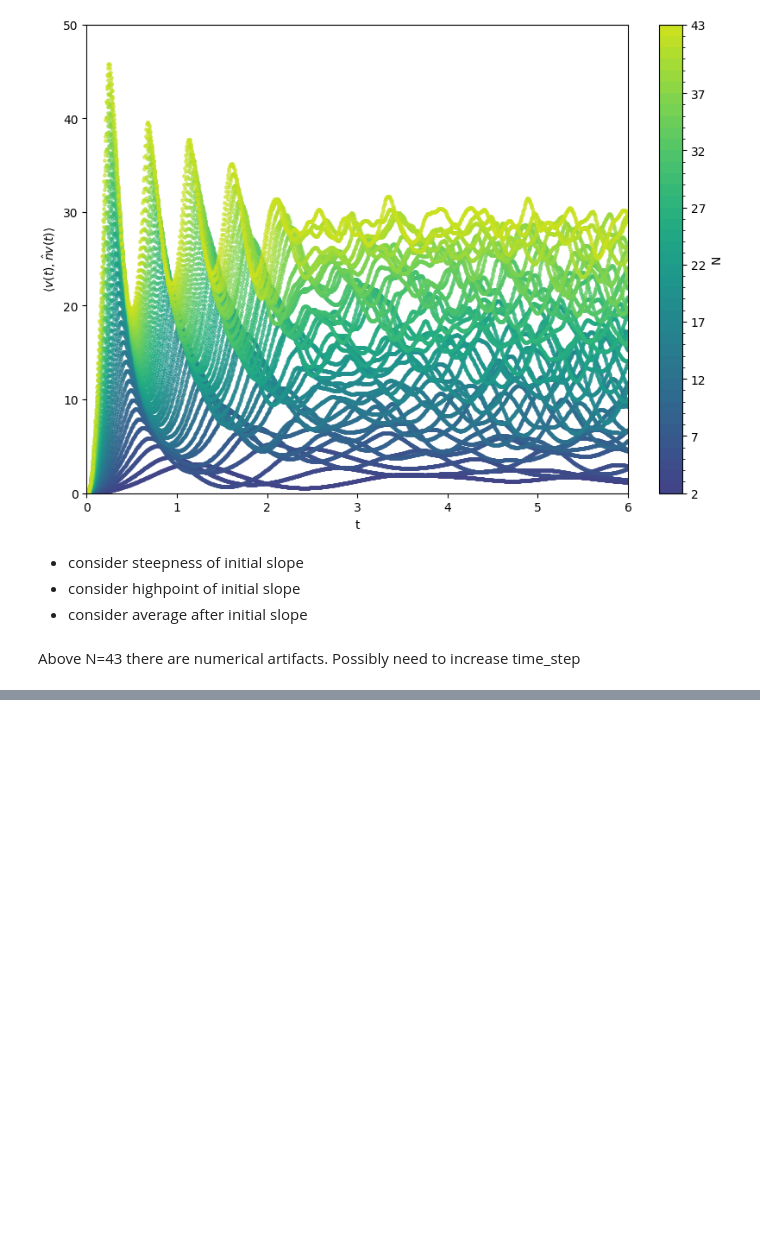
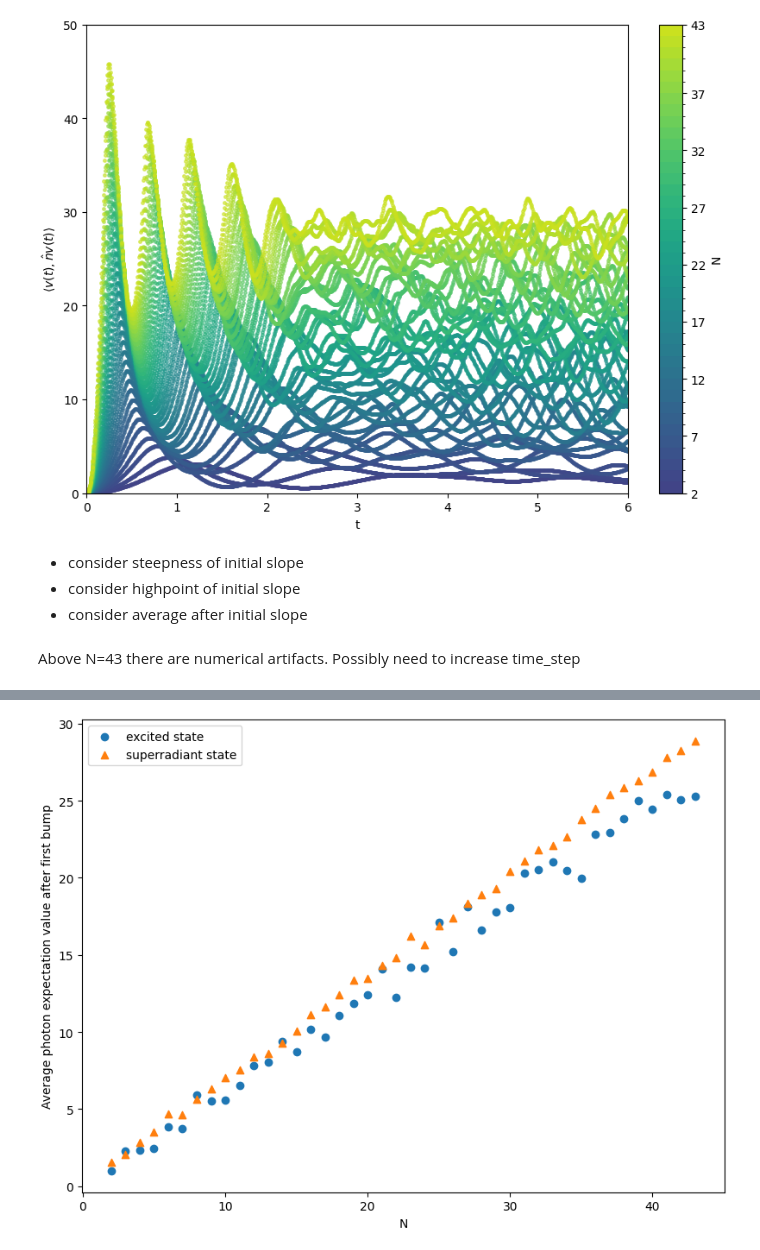
Before and after one commit to LeonhardRichter/CP2_hamiltonian_diagonalization, a Jupyter notebook: analysis_of_photon_count.ipynb, the cells around one changed output, grey strips where cells are left out. Drawn from its saved outputs; the diff is of its cells as text; code cells hidden in the pictures; blank space fills up the shorter version.

```diff
--- a/analysis_of_photon_count.ipynb
+++ b/analysis_of_photon_count.ipynb
@@ -304,0 +383,6 @@ for i, N in enumerate(demonstration_selection):
+# %%
+fig_avg_after_first_bump = plot_data_N_dependence(
+    [data_excited, data_superradient], "avg after first bump", max_N=43
+)
+# %% [output]
+[figure, added]
```
Also changed, not shown: parts of 7 cells of this notebook.
